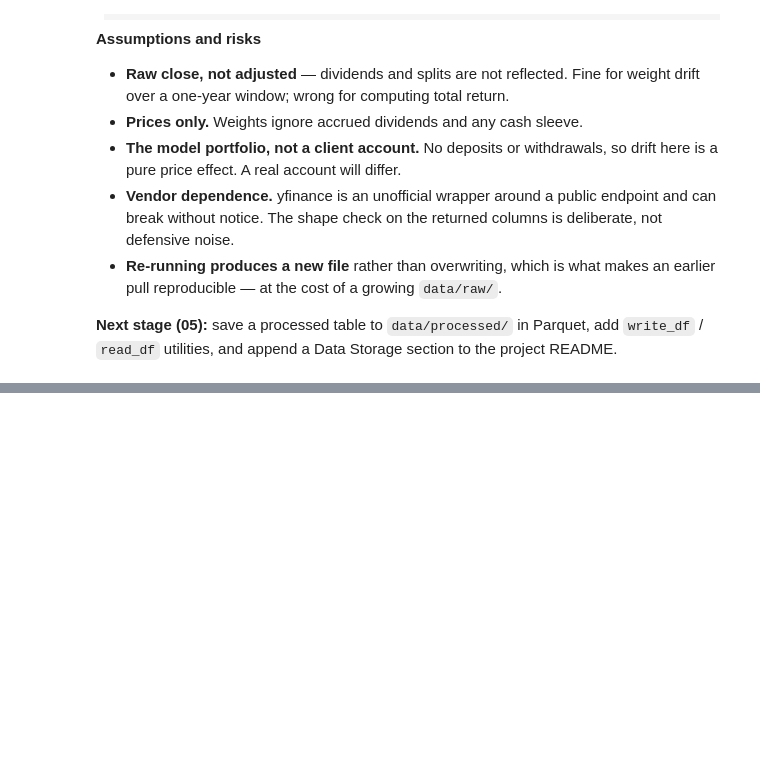
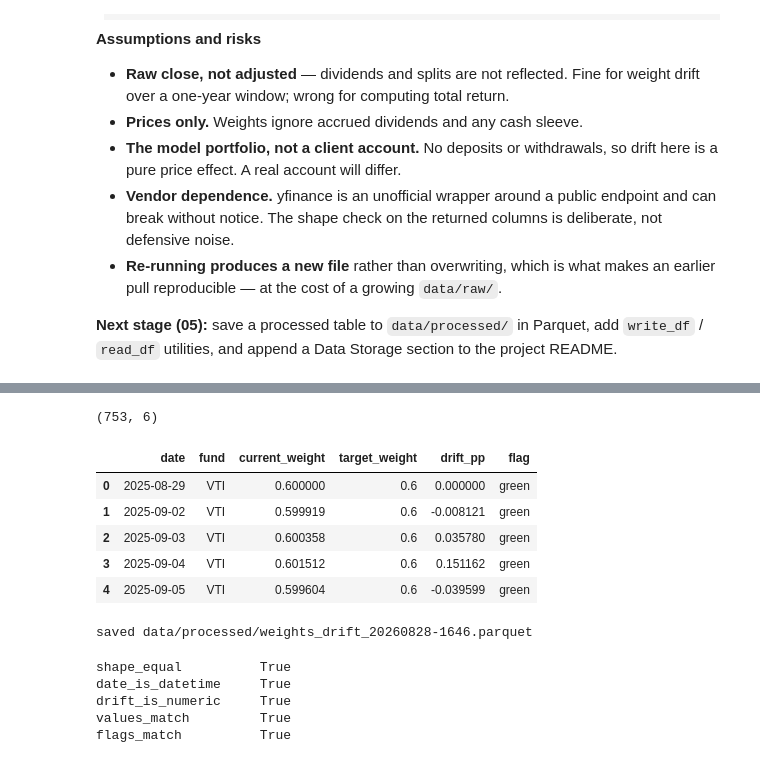
Before and after one commit to anna-cui/bootcamp_Anna_Cui, a Jupyter notebook: project/notebooks/project_pipeline.ipynb, the cells around one changed output, grey strips where cells are left out. Saved outputs shown, nothing was run; the diff lists cells and outputs as text; code cells hidden in the pictures; blank space fills up the shorter version.

Commit message:
Stage 05 project: processed Parquet output, storage helpers, README section

```diff
--- a/project/notebooks/project_pipeline.ipynb
+++ b/project/notebooks/project_pipeline.ipynb
@@ -234,0 +247,45 @@ project README.
+# %%
+from src.utils import write_df, read_df
+
+# The processed table: one row per (date, fund), with drift and flag.
+processed = (weights_df
+             .reset_index()
+             .melt(id_vars='date', var_name='fund', value_name='current_weight'))
+processed['target_weight'] = processed['fund'].map(TARGET_WEIGHTS)
+processed['drift_pp'] = drift_pp(processed['current_weight'], processed['target_weight'])
+processed['flag'] = flag_drift(processed['drift_pp'])
+
+print(processed.shape)
+processed.head()
+# %% [output]
+(753, 6)
+|  | date | fund | current_weight | target_weight | drift_pp | flag |
+| 0 | 2025-08-29 | VTI | 0.600000 | 0.6 | 0.000000 | green |
+| 1 | 2025-09-02 | VTI | 0.599919 | 0.6 | -0.008121 | green |
+| 2 | 2025-09-03 | VTI | 0.600358 | 0.6 | 0.035780 | green |
+| 3 | 2025-09-04 | VTI | 0.601512 | 0.6 | 0.151162 | green |
+| 4 | 2025-09-05 | VTI | 0.599604 | 0.6 | -0.039599 | green |
+# %%
+proc_path = write_df(processed, PROC / f"weights_drift_{ts()}.parquet")
+print('saved', proc_path)
+# %% [output]
+saved data/processed/weights_drift_20260828-1646.parquet
+# %%
+# Verify the round trip rather than assuming it.
+back = read_df(proc_path)
+checks = {
+    'shape_equal': processed.shape == back.shape,
+    'date_is_datetime': pd.api.types.is_datetime64_any_dtype(back['date']),
+    'drift_is_numeric': pd.api.types.is_numeric_dtype(back['drift_pp']),
+    'values_match': bool(np.allclose(processed['drift_pp'], back['drift_pp'])),
+    'flags_match': bool((processed['flag'] == back['flag']).all()),
+}
+for key, value in checks.items():
+    print(f"{key:<20} {value}")
+assert all(checks.values()), 'the round trip lost something'
+# %% [output]
+shape_equal          True
+date_is_datetime     True
+drift_is_numeric     True
+values_match         True
+flags_match          True
```
Also changed, not shown: parts of 7 cells of this notebook, 4 other files.
